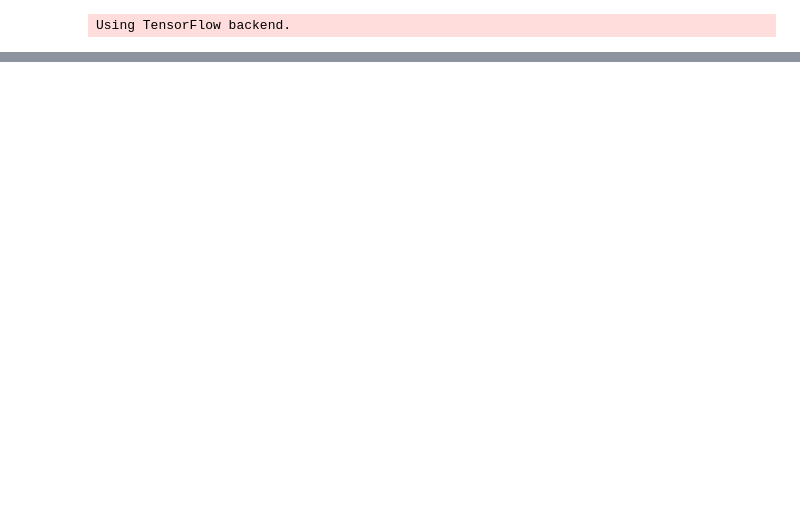
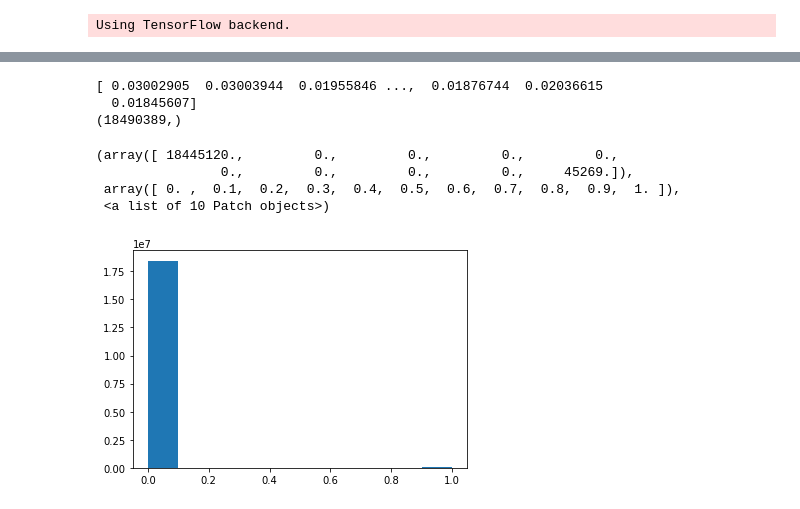
Before and after one commit to J-moana/kaggle_talkingdata, a Jupyter notebook: code3_sampling5.ipynb, the cells around one changed output, grey strips where cells are left out. Drawn from its saved outputs; the diff is of its cells as text; code cells hidden in the pictures; blank space fills up the shorter version.

```diff
--- a/code3_sampling5.ipynb
+++ b/code3_sampling5.ipynb
@@ -52,7 +65,7 @@ model = Sequential()
 # give options of Dense,
 # https://github.com/keras-team/keras/blob/befbdaa076eedb2787ce340b1a5b4accf93d123d/examples/mnist_irnn.py
 # RNN?? next try!
-kernel_init=initializers.RandomNormal(mean=0.0, stddev=0.05, seed=None)
+kernel_init=initializers.RandomNormal(mean=0.0, stddev=0.1, seed=None) #stddev=0.05
 
 # structure of NN: 16 - 64 - 32 - 16 - sigmoid
 model.add(Dense(16,activation='relu',kernel_initializer=kernel_init,
@@ -64,15 +77,20 @@ model.add(Dropout(0.2))
 model.add(Dense(64,kernel_initializer=kernel_init,
                 bias_initializer='zeros',activation='relu'))
 model.add(BatchNormalization())
-model.add(Dropout(0.5))
+model.add(Dropout(0.25))
 
 model.add(Dense(32,kernel_initializer=kernel_init,
                 bias_initializer='zeros',activation='relu'))
 model.add(BatchNormalization())
-model.add(Dropout(0.5))
+model.add(Dropout(0.25))
 
 model.add(Dense(16,kernel_initializer=kernel_init,activation='relu'))
 model.add(BatchNormalization())
 model.add(Dropout(0.25))
 
+
+model.add(Dense(8,kernel_initializer=kernel_init,activation='relu'))
+model.add(BatchNormalization())
+model.add(Dropout(0.25))
+
 model.add(Dense(1,activation='sigmoid'))
@@ -84,12 +122,12 @@ print("start training")
 # control NN's option
 # batch_size = 256
 # epoch = 10
-batch_size = 1024
+batch_size = 10240
 epoch = 10
 
 # class_weight = {0:0.1, 1:0.9}
-# class_weight = {0:0.5, 1:0.5}
-class_weight = {0:0.05, 1:0.95}
+class_weight = {0:0.5, 1:0.5}
+# class_weight = {0:0.95, 1:0.05}
 
 exp_decay = lambda init, fin, steps: (init/fin)**(1/(steps-1)) - 1
 steps = int(len(list(x_train)[0]) / batch_size) * epoch
@@ -122,8 +197,5 @@ print("predicting_test_sample")
 dff = pd.read_csv('input_data/test_sampling5.csv')
 print(dff.head())
 dff, yy = clear_data(dff,'train')
-
+dff = dff.drop(columns=['Unnamed: 0'])
 output = model.predict(dff,batch_size=batch_size,verbose=2)
-
-dd = np.array([output.values,yy.values])
-plt.hist(dd,np.arange(-0.05,1,0.1),normed=True)
@@ -129,0 +217,15 @@ plt.hist(dd,np.arange(-0.05,1,0.1),normed=True)
+# %%
+print(np.reshape(output,18490389))
+print(yy.shape)
+# dd = np.array([np.reshape(output,18490389),yy.values])
+
+plt.hist(yy)
+# %% [output]
+[ 0.03002905  0.03003944  0.01955846 ...,  0.01876744  0.02036615
+  0.01845607]
+(18490389,)
+(array([ 18445120.,         0.,         0.,         0.,         0.,
+                0.,         0.,         0.,         0.,     45269.]),
+ array([ 0. ,  0.1,  0.2,  0.3,  0.4,  0.5,  0.6,  0.7,  0.8,  0.9,  1. ]),
+ <a list of 10 Patch objects>)
+[figure, added]
```
Also changed, not shown: parts of 12 cells of this notebook.
